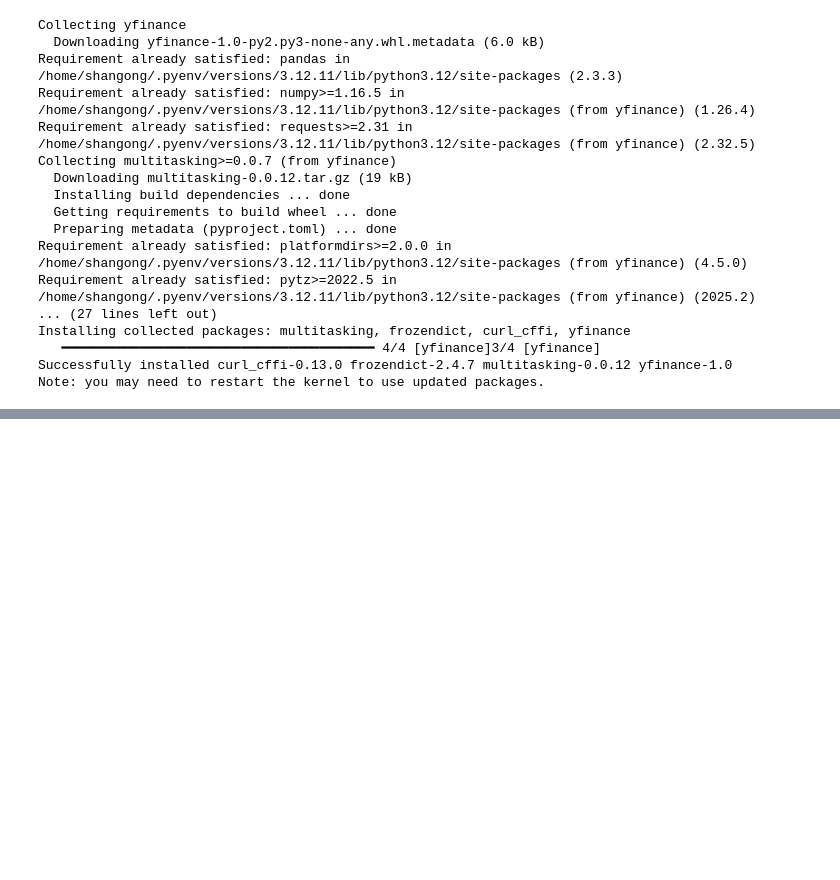
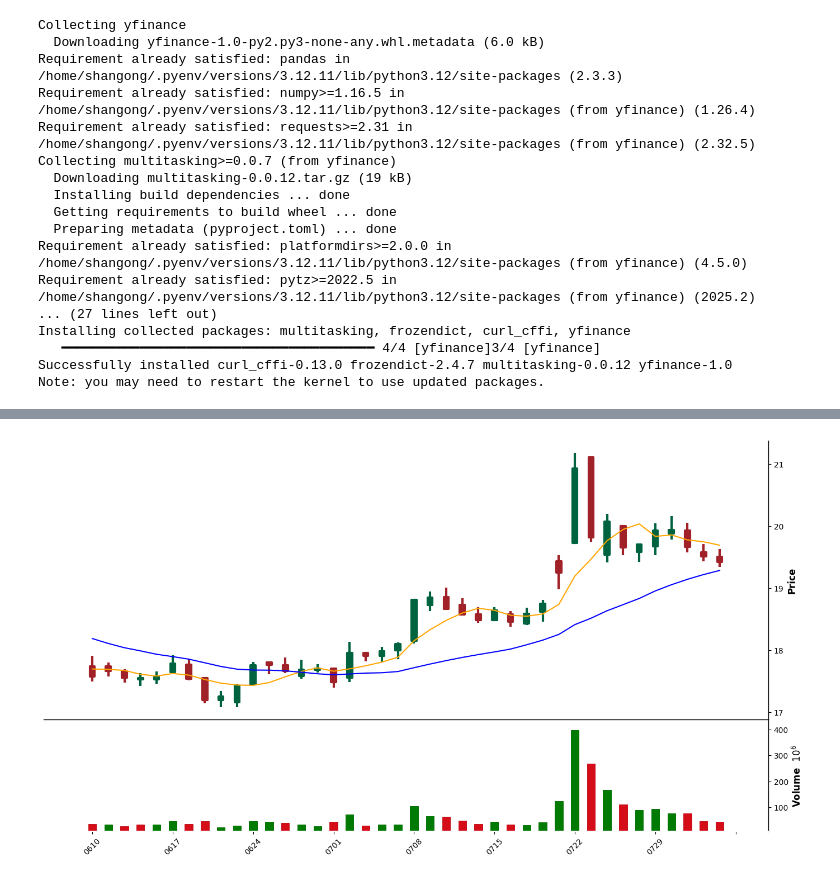
Before and after one commit to msdnqqy/stock_v2510, a Jupyter notebook: src/bottom_reversal_breakout/image_preprocess.ipynb, the cells around one changed output, grey strips where cells are left out. Drawn from its saved outputs; the diff is of its cells as text; code cells hidden in the pictures; blank space fills up the shorter version.

```diff
--- a/src/bottom_reversal_breakout/image_preprocess.ipynb
+++ b/src/bottom_reversal_breakout/image_preprocess.ipynb
@@ -187,0 +300,92 @@ Date
+# %%
+import matplotlib.pyplot as plt
+import mplfinance as mpf
+import matplotlib.ticker as ticker  # 1. 引入这个库
+
+# 【核心代码】设置全局 DPI 为 150 (或更高)
+plt.rcParams['figure.dpi'] = 600
+my_style = mpf.make_mpf_style(base_mpf_style='charles', rc={'axes.grid': False},
+    # gridaxis='off',   # 【关键】告诉 mpf 不要画网格轴
+    gridstyle=''      # 【关键】把网格样式设空)
+)
+
+ap = [
+    mpf.make_addplot(data_tem['MA5'], color='orange', width=1.5, panel=0),
+    mpf.make_addplot(data_tem['MA20'], color='blue', width=1.5, panel=0)
+]
+
+fig, axes = mpf.plot(data_tem, type='candle',
+    style=my_style,  # 使用自定义样式
+    # style='charles',
+    datetime_format='%m%d',
+    # 【关键修改】去掉 mav=(5,20)，改为使用 addplot
+    addplot=ap,
+    # mav=(5,20),
+    volume=True ,
+
+    update_width_config=dict(
+            candle_width=0.3,  # K线实体宽度 (越小间隔越大)
+            volume_width=0.5,   # 成交量柱子宽度 (保持和K线一致)
+            candle_linewidth=3.0,  # 影线(Wick)和实体边框的粗细 (默认通常是 1.0-1.5)
+            # volume_linewidth=5.0   # 成交量柱子边框的粗细
+        ),
+    figsize=(18, 10),
+    # savefig=dict(fname='high_quality_chart.png', dpi=600, bbox_inches='tight'),
+    # savefig=dict(fname='chart_vector.svg', bbox_inches='tight'),
+    # figscale=2.0
+    # 【关键】开启返回对象
+    returnfig=True
+)
+
+# 3. 设置 X 轴每隔 5 个点显示一个标签
+# axes[0] 是主图（K线图）
+# MultipleLocator(5) 表示刻度间隔为 5 (即每 5 行数据标一个)
+axes[0].xaxis.set_major_locator(ticker.MultipleLocator(5))
+# 2. 【修改】先关网格
+# for ax in axes:
+#     ax.grid(False)
+# 4. 在 Notebook 中显示图表
+# 直接输入 fig 即可显示；如果是脚本运行则用 mpf.show() 或 plt.show()
+
+
+# 2. 设置子图垂直间距 (分开纵坐标)
+# hspace=0.1 表示间距占子图高度的 10%
+# 你可以调整这个数字来控制分开的距离
+# fig.subplots_adjust(hspace=0.1)
+fig.subplots_adjust(hspace=0.1)
+
+# 给 K线图底部加一条线
+axes[0].spines['bottom'].set_visible(True) # 显示底边框
+axes[0].spines['bottom'].set_linewidth(1)  # 线宽
+axes[0].spines['bottom'].set_color('black') # 颜色
+
+# 给 成交量图顶部加一条线
+axes[2].spines['top'].set_visible(True)    # 显示顶边框
+axes[2].spines['top'].set_linewidth(1)
+axes[2].spines['top'].set_color('black')
+
+# (可选) 开启右边框
+axes[0].spines['right'].set_visible(True)
+axes[0].spines['right'].set_linewidth(1)
+axes[0].spines['right'].set_color('black')
+
+# 1. 设置 K线主图 (axes[0])
+# 开启左边框 (左Y轴线)
+# axes[0].spines['left'].set_visible(True)
+# axes[0].spines['left'].set_linewidth(1)  # 线宽
+# axes[0].spines['left'].set_color('black')
+
+# axes[2].spines['left'].set_visible(True)
+# axes[2].spines['left'].set_linewidth(1)
+# axes[2].spines['left'].set_color('black')
+
+axes[2].spines['right'].set_visible(True)
+axes[2].spines['right'].set_linewidth(1)
+axes[2].spines['right'].set_color('black')
+
+fig.savefig('chart_vector.svg', bbox_inches='tight')
+fig.savefig('high_quality_chart.png', dpi=600, bbox_inches='tight')
+
+# fig
+# %% [output]
+[figure, added]
```
Also changed, not shown: parts of 13 cells of this notebook, 7 other files.
